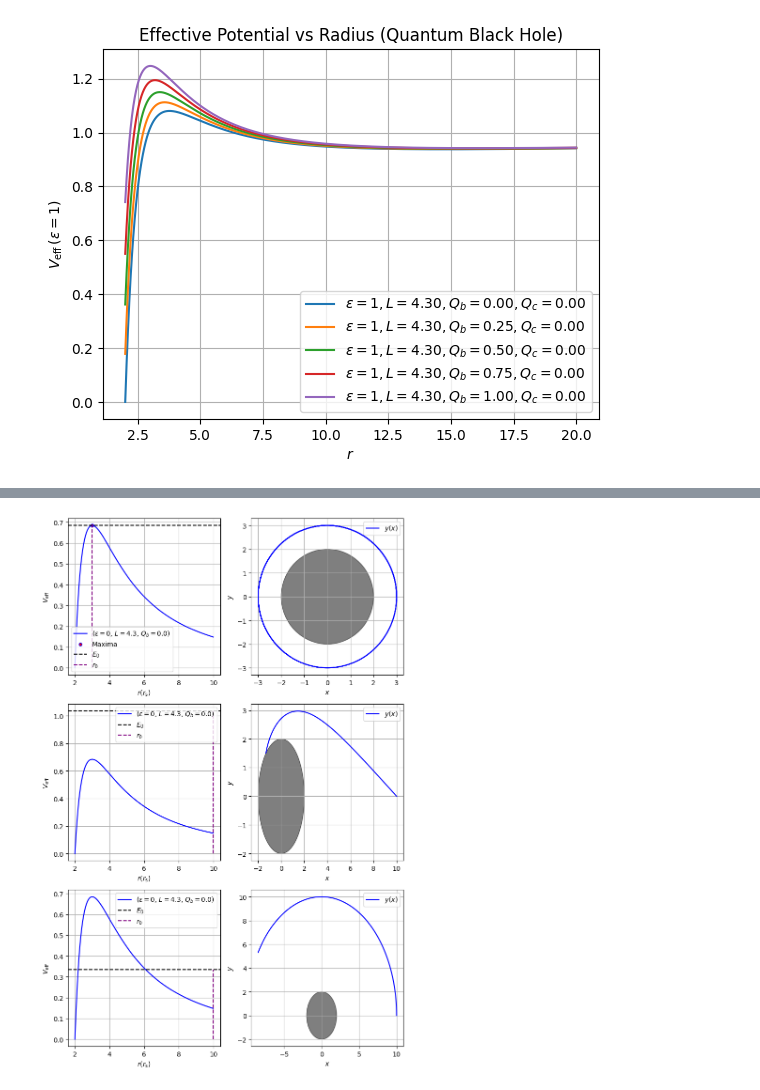
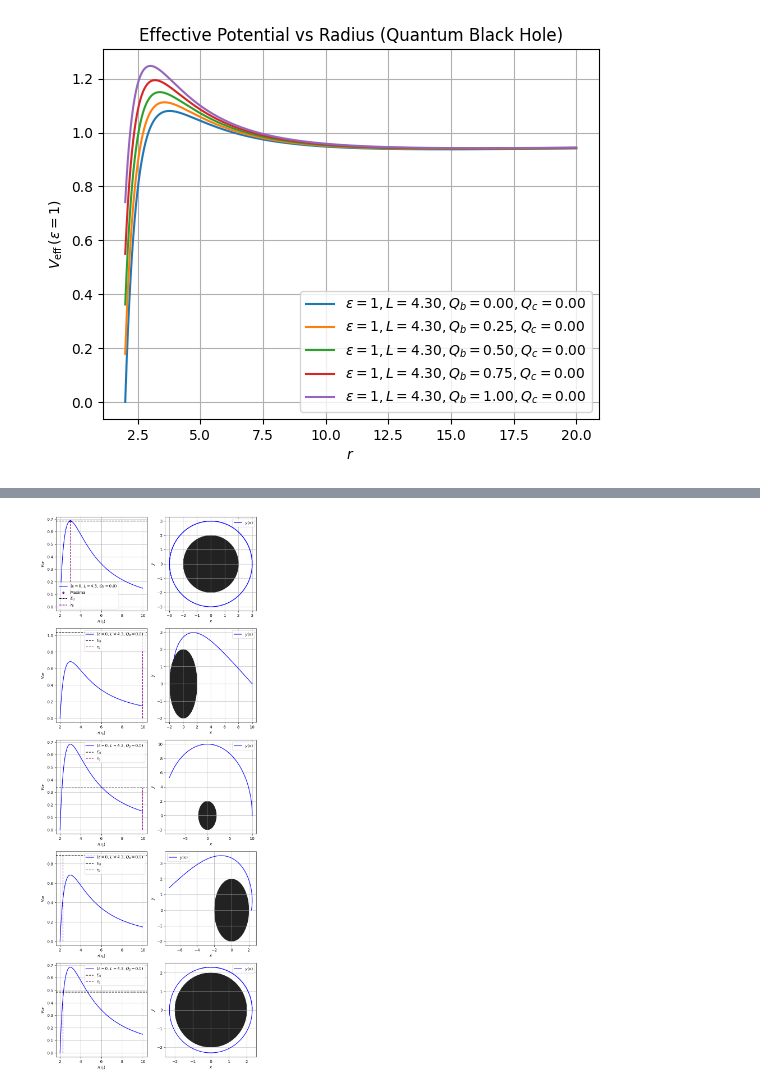
Before and after one commit to AdamSmithOrlik/quantum-black-holes, a Jupyter notebook: sue/research-3.ipynb, the cells around one changed output, grey strips where cells are left out. Saved outputs shown, nothing was run; the diff lists cells and outputs as text; code cells hidden in the pictures.

Commit message:
updates to geodesics - Mar 13

```diff
--- a/sue/research-3.ipynb
+++ b/sue/research-3.ipynb
@@ -215,7 +216,7 @@ colors = plt.cm.viridis(np.linspace(0, 1, len(Q_b_vals)))
 plt.figure(figsize=(8, 6))
 max_x, max_y, min_x, min_y = [], [], [], []
 
-# array to store extrema data: r, v_eff, E(at max), Q_b
+# array to store extrema data: r, v_eff, Q_b
 extrema_data = []
 
 for Q_b, color in zip(Q_b_vals, colors):
@@ -225,7 +226,7 @@ for Q_b, color in zip(Q_b_vals, colors):
     v_eff_vals = v_eff_func_num(r_vals1)
     plt.plot(r_vals1, v_eff_vals, color=color, label=rf'$Q_b={Q_b:.2f}$')
     for r_ex, v_eff_at_r, ext_type in extrema:
-        extrema_data.append((r_ex, v_eff_at_r, E_at_vmax(v_eff_at_r), Q_b))
+        extrema_data.append((r_ex, v_eff_at_r, Q_b))
         if ext_type == "max":
             max_x.append(r_ex)
             max_y.append(v_eff_at_r)
@@ -242,11 +243,11 @@ plt.legend()
 plt.grid(True)
 plt.show()
 
-# NumPy array with extrema data including: r, v_eff, E (total energy), Q_b val
+# NumPy array with extrema data including: r, v_eff, Q_b val
 extrema_array = np.array(extrema_data)
 
 # test print
-print("1st row of extrema data points (r, v_eff, E (at max v_eff), Q_b):")
+print("1st row of extrema data points (r, v_eff, Q_b):")
 print(extrema_array[:1])
 # %% [output]
 Extrema for ε = 0, M = 1.0, L = 4.3, Q_b = 0.0, Q_c = 0.0:
@@ -324,17 +339,18 @@ def solve_geodesic(r_init, phi_init, t_init, lam_range, params, epsilon=0, inwar
 # %%
 # block 7 - plot geodesics
 # same for all light particles around a SC black hole
-Qb0 = extrema_array[0, 3]
+Qb0 = extrema_array[0, 2]
 Qc0 = 0.0
 phi0 = 0
 t0 = 0
-lam_range = [0, 35]
+lam_range_0 = [0, 10]
+lam_range_1 = [0, 35]
 lam_range_2 = [0, 60]
 r0 = 5 * rs1
 r_circ0 = 3 * M1
+r_inside0 = 2.3 * M1
 
 #----------- circular orbit
-# parameters that change
 E0_1 = extrema_array[0, 1] #v_eff at max (= E**2)
 params1 = (E0_1, L1, M1, Qb0, Qc0)
 
@@ -342,7 +358,7 @@ r_vals0 = np.linspace(rs1, 5*rs1, 1000)
 v_eff0 = np.array([v_eff(i, M1, L1, Qb0, Qc0, epsilon=0) for i in r_vals0])
 
 # sol_outward = solve_geodesic(r_init, phi_init, t_init, lam_range, params)
-sol_in_1 = solve_geodesic(r_circ0, phi0, t0, lam_range, params1, inward=True)
+sol_in_1 = solve_geodesic(r_circ0, phi0, t0, lam_range_1, params1, inward=True)
 
 t_vals_1 = sol_in_1.y[0]
 r_vals_1 = sol_in_1.y[1]
@@ -382,8 +398,38 @@ phi_vals_3 = sol_in_3.y[2]
 x_vals_3 = r_vals_3 * np.cos(phi_vals_3)
 y_vals_3 = r_vals_3 * np.sin(phi_vals_3)
 
+#---------- From inside - E greater than circular -------------
+E0_4 = E0_1 + 0.20
+params4 = (E0_4, L1, M1, Qb0, Qc0)
+
+sol_out_4 = solve_geodesic(r_inside0, phi0, t0, lam_range_0, params4)
+# sol_inward = solve_geodesic(r0, phi0, t0, lam_range_2, params3, inward=True)
+
+t_vals_4 = sol_out_4.y[0]
+r_vals_4 = sol_out_4.y[1]
+phi_vals_4 = sol_out_4.y[2]
+
+# cartesian coordinates
+x_vals_4 = r_vals_4 * np.cos(phi_vals_4)
+y_vals_4 = r_vals_4 * np.sin(phi_vals_4)
+
+#---------- From inside - E less than circular -------------
+E0_5 = E0_1 - 0.20
+params5 = (E0_5, L1, M1, Qb0, Qc0)
+
+# sol_out_5 = solve_geodesic(r_inside0, phi0, t0, lam_range_1, params5)
+sol_in_5 = solve_geodesic(r_inside0, phi0, t0, lam_range_0, params5, inward=True)
+
+t_vals_5 = sol_in_5.y[0]
+r_vals_5 = sol_in_5.y[1]
+phi_vals_5 = sol_in_5.y[2]
+
+# cartesian coordinates
+x_vals_5 = r_vals_5 * np.cos(phi_vals_5)
+y_vals_5 = r_vals_5 * np.sin(phi_vals_5)
+
 #--------- Plots -------------
-fig, axes = plt.subplots(3, 2, figsize=(8, 12))  # Create 3x2 grid
+fig, axes = plt.subplots(5, 2, figsize=(8, 20))
 
 # First plot
 axes[0, 0].plot(r_vals0, v_eff0, label=rf"($\varepsilon={eps0}$, $L={L1}$, $Q_b={Qb0}$)", color='b')
@@ -397,7 +443,7 @@ axes[0, 0].grid()
 
 # Second plot
 axes[0, 1].plot(x_vals_1, y_vals_1, label=r'$y(x)$', color='blue')
-circle_0 = patches.Circle((0, 0), 2*M1, color='#010101', alpha=0.5)
+circle_0 = patches.Circle((0, 0), 2*M1, color='#222222', alpha=1.0)
 axes[0, 1].add_patch(circle_0)
 axes[0, 1].set_xlabel(r'$x$')
 axes[0, 1].set_ylabel(r'$y$')
@@ -415,34 +461,70 @@ axes[1, 0].grid()
 
 # Fourth plot
 axes[1, 1].plot(x_vals_2, y_vals_2, label=r'$y(x)$', color='blue')
-circle_1 = patches.Circle((0, 0), 2*M1, color='#010101', alpha=0.5)
+circle_1 = patches.Circle((0, 0), 2*M1, color='#222222', alpha=1.0)
 axes[1, 1].add_patch(circle_1)
 axes[1, 1].set_xlabel(r'$x$')
 axes[1, 1].set_ylabel(r'$y$')
 axes[1, 1].legend()
 axes[1, 1].grid()
 
 # Fifth plot
 axes[2, 0].plot(r_vals0, v_eff0, label=rf"($\varepsilon={eps0}$, $L={L1}$, $Q_b={Qb0}$)", color='b')
 axes[2, 0].axhline(y=E0_3, color='black', linestyle='--', label=r'$E_0$')
 axes[2, 0].vlines(x=r0, ymin=min(v_eff0), ymax=E0_3, color='purple', linestyle='--', label=r'$r_0$')
 axes[2, 0].set_xlabel(r'$r(r_{\mathrm{s}})$')
 axes[2, 0].set_ylabel(r'$V_{\mathrm{eff}}$')
 axes[2, 0].legend()
 axes[2, 0].grid()
 
-# Sixth plot
+# 6th plot
 axes[2, 1].plot(x_vals_3, y_vals_3, label=r'$y(x)$', color='blue')
-circle_2 = patches.Circle((0, 0), 2*M1, color='#010101', alpha=0.5)
+circle_2 = patches.Circle((0, 0), 2*M1, color='#222222', alpha=1.0)
 axes[2, 1].add_patch(circle_2)
 axes[2, 1].set_xlabel(r'$x$')
 axes[2, 1].set_ylabel(r'$y$')
 axes[2, 1].legend()
 axes[2, 1].grid()
 
+# 7th plot
+axes[3, 0].plot(r_vals0, v_eff0, label=rf"($\varepsilon={eps0}$, $L={L1}$, $Q_b={Qb0}$)", color='b')
+axes[3, 0].axhline(y=E0_4, color='black', linestyle='--', label=r'$E_0$')
+axes[3, 0].vlines(x=r_inside0, ymin=min(v_eff0), ymax=E0_4, color='purple', linestyle='--', label=r'$r_0$')
+axes[3, 0].set_xlabel(r'$r(r_{\mathrm{s}})$')
+axes[3, 0].set_ylabel(r'$V_{\mathrm{eff}}$')
+axes[3, 0].legend()
+axes[3, 0].grid()
+
+# 8th plot
+axes[3, 1].plot(x_vals_4, y_vals_4, label=r'$y(x)$', color='blue')
+circle_3 = patches.Circle((0, 0), 2*M1, color='#222222', alpha=1.0)
+axes[3, 1].add_patch(circle_3)
+axes[3, 1].set_xlabel(r'$x$')
+axes[3, 1].set_ylabel(r'$y$')
+axes[3, 1].legend()
+axes[3, 1].grid()
+
+# 9th plot
+axes[4, 0].plot(r_vals0, v_eff0, label=rf"($\varepsilon={eps0}$, $L={L1}$, $Q_b={Qb0}$)", color='b')
+axes[4, 0].axhline(y=E0_5, color='black', linestyle='--', label=r'$E_0$')
+axes[4, 0].vlines(x=r_inside0, ymin=min(v_eff0), ymax=E0_5, color='purple', linestyle='--', label=r'$r_0$')
+axes[4, 0].set_xlabel(r'$r(r_{\mathrm{s}})$')
+axes[4, 0].set_ylabel(r'$V_{\mathrm{eff}}$')
+axes[4, 0].legend()
+axes[4, 0].grid()
+
+# 10th plot
+axes[4, 1].plot(x_vals_5, y_vals_5, label=r'$y(x)$', color='blue')
+circle_4 = patches.Circle((0, 0), 2*M1, color='#222222', alpha=1.0)
+axes[4, 1].add_patch(circle_4)
+axes[4, 1].set_xlabel(r'$x$')
+axes[4, 1].set_ylabel(r'$y$')
+axes[4, 1].legend()
+axes[4, 1].grid()
+
 plt.tight_layout()
 plt.show()
 
 #---------------------------
 # %% [output]
-[figure, old version]
+[figure, new version]
```
Also changed, not shown: parts of 17 cells of this notebook, 2 other files.
